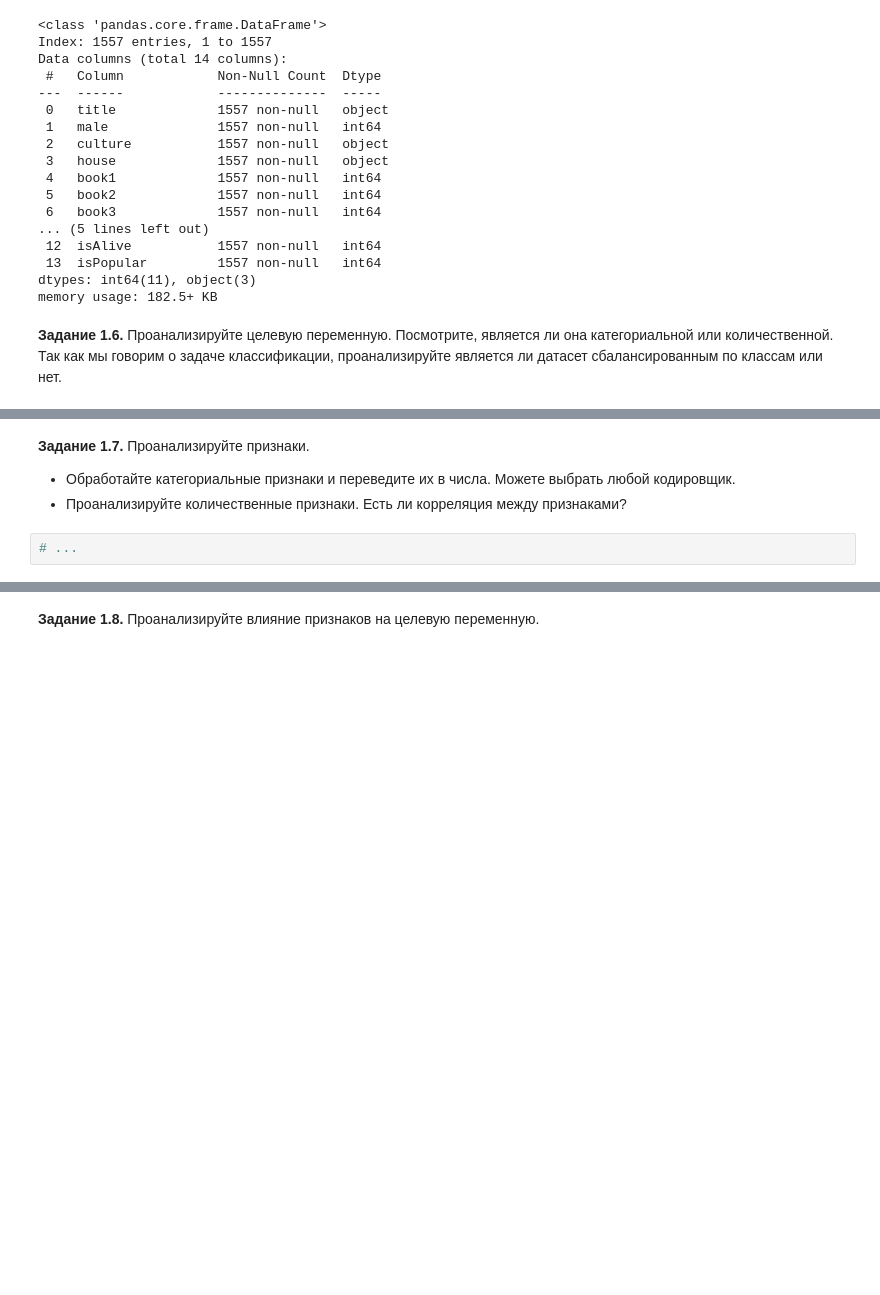
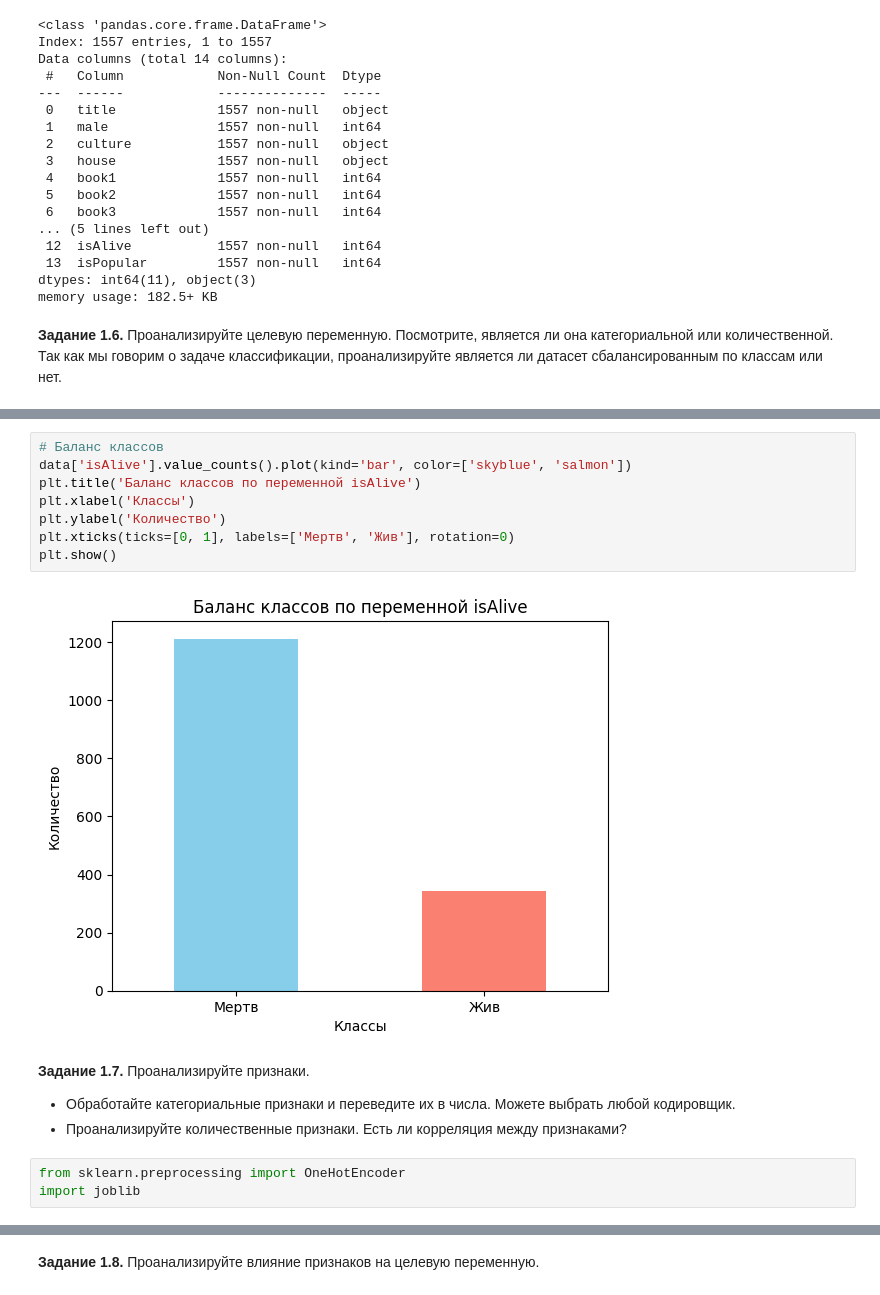
Before and after one commit to taravskayavm/DLS_I, a Jupyter notebook: week_01_ml_intro/Homework/hw_1_game_of_thrones.ipynb, the cells around one changed output, grey strips where cells are left out. Saved outputs shown, nothing was run; the diff lists cells and outputs as text; blank space fills up the shorter version.

```diff
--- a/week_01_ml_intro/Homework/hw_1_game_of_thrones.ipynb
+++ b/week_01_ml_intro/Homework/hw_1_game_of_thrones.ipynb
@@ -345,6 +351,17 @@ memory usage: 182.5+ KB
+# %%
+# Баланс классов
+data['isAlive'].value_counts().plot(kind='bar', color=['skyblue', 'salmon'])
+plt.title('Баланс классов по переменной isAlive')
+plt.xlabel('Классы')
+plt.ylabel('Количество')
+plt.xticks(ticks=[0, 1], labels=['Мертв', 'Жив'], rotation=0)
+plt.show()
+# %% [output]
+[figure, added]
 # %% [markdown]
 **Задание 1.7.** Проанализируйте признаки.
   * Обработайте категориальные признаки и переведите их в числа. Можете выбрать любой кодировщик.
   * Проанализируйте количественные признаки. Есть ли корреляция между признаками?
-# %%
-# ...
+# %%
+from sklearn.preprocessing import OneHotEncoder
+import joblib
```
Also changed, not shown: parts of 3 cells of this notebook.
